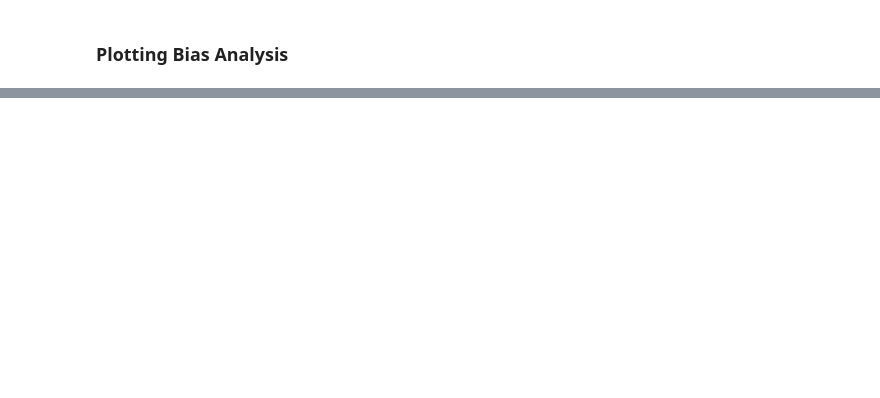
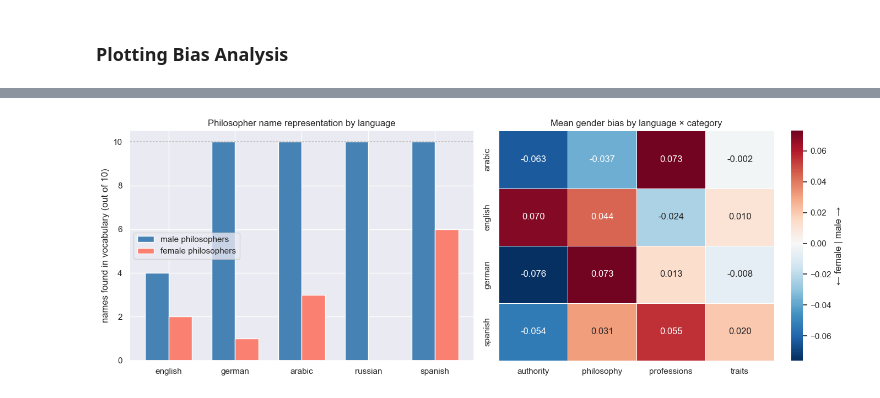
Before and after one commit to maddyjin/CS4120FinalProject, a Jupyter notebook: eda_notebooks/measuring_bias.ipynb, the cells around one changed output, grey strips where cells are left out. Cells and saved outputs as stored; diff of their text form; code cells hidden in the pictures; blank space fills up the shorter version.

```diff
--- a/eda_notebooks/measuring_bias.ipynb
+++ b/eda_notebooks/measuring_bias.ipynb
@@ -335,0 +397,39 @@ for cat in TEST_WORDS:
+# %%
+# --- Plot 3: Philosopher representation + category summary heatmap ---
+fig, (ax1, ax2) = plt.subplots(1, 2, figsize=(14, 5))
+
+rep_rows = []
+for lang, wv in models.items():
+    rep_rows.append({
+        "language": lang,
+        "male (10)":   sum(1 for n in MALE_PHILOSOPHERS   if n in wv),
+        "female (10)": sum(1 for n in FEMALE_PHILOSOPHERS if n in wv),
+    })
+rep_df = pd.DataFrame(rep_rows).set_index("language")
+
+x = np.arange(len(rep_df))
+w = 0.35
+ax1.bar(x - w/2, rep_df["male (10)"],   w, label="male philosophers",   color="steelblue")
+ax1.bar(x + w/2, rep_df["female (10)"], w, label="female philosophers", color="salmon")
+ax1.axhline(10, color="gray", linestyle="--", linewidth=0.8)
+ax1.set_xticks(x)
+ax1.set_xticklabels(rep_df.index)
+ax1.set_ylabel("names found in vocabulary (out of 10)")
+ax1.set_title("Philosopher name representation by language")
+ax1.legend()
+
+pivot_summary = df.groupby(["language", "category"])["score"].mean().unstack()
+sns.heatmap(
+    pivot_summary, ax=ax2,
+    center=0, cmap="RdBu_r",
+    annot=True, fmt=".3f", linewidths=0.5,
+    cbar_kws={"label": "← female | male →"},
+)
+ax2.set_title("Mean gender bias by language × category")
+ax2.set_xlabel("")
+ax2.set_ylabel("")
+
+plt.tight_layout()
+plt.show()
+# %% [output]
+[figure, added]
```
Also changed, not shown: parts of 12 cells of this notebook.
